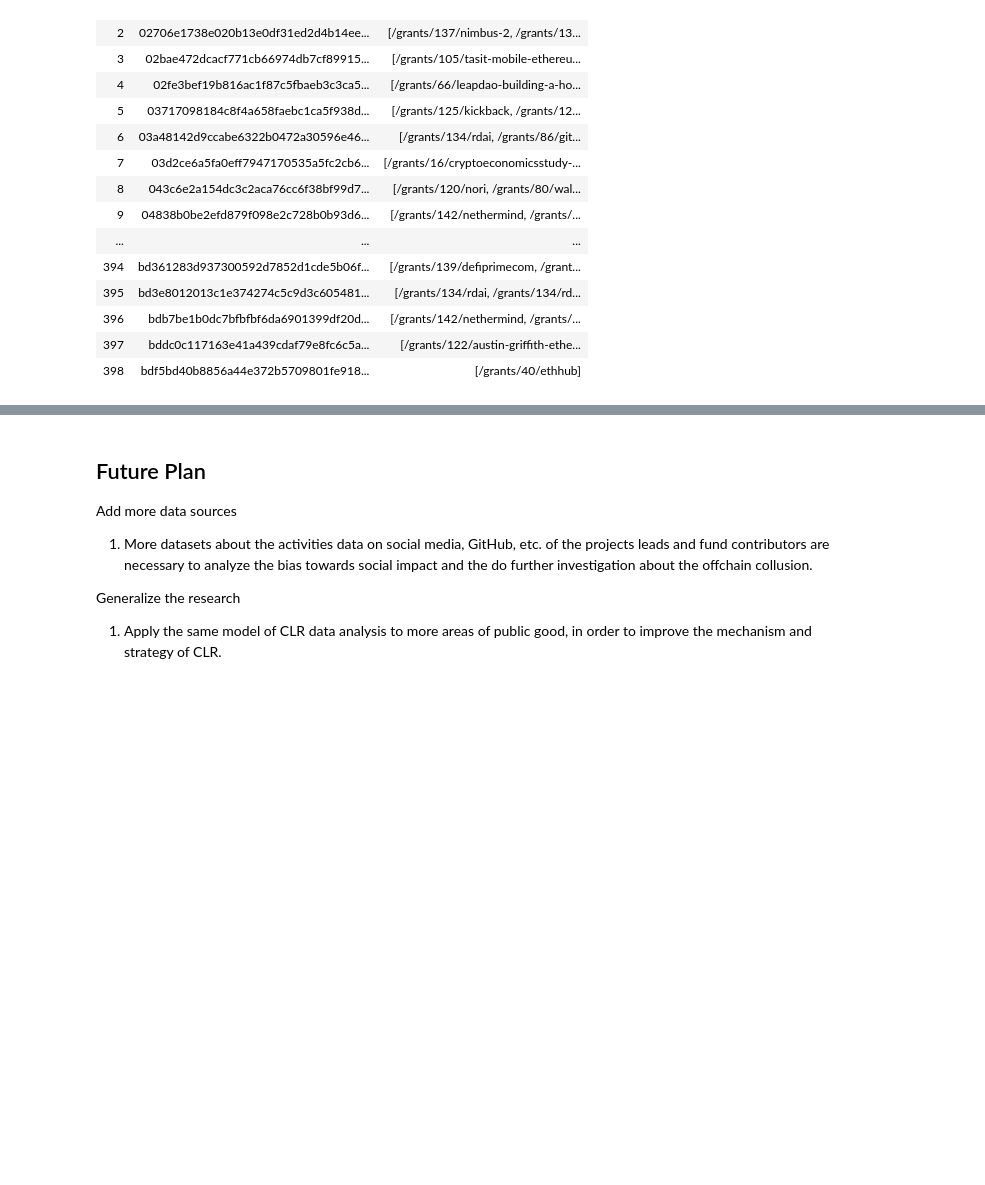
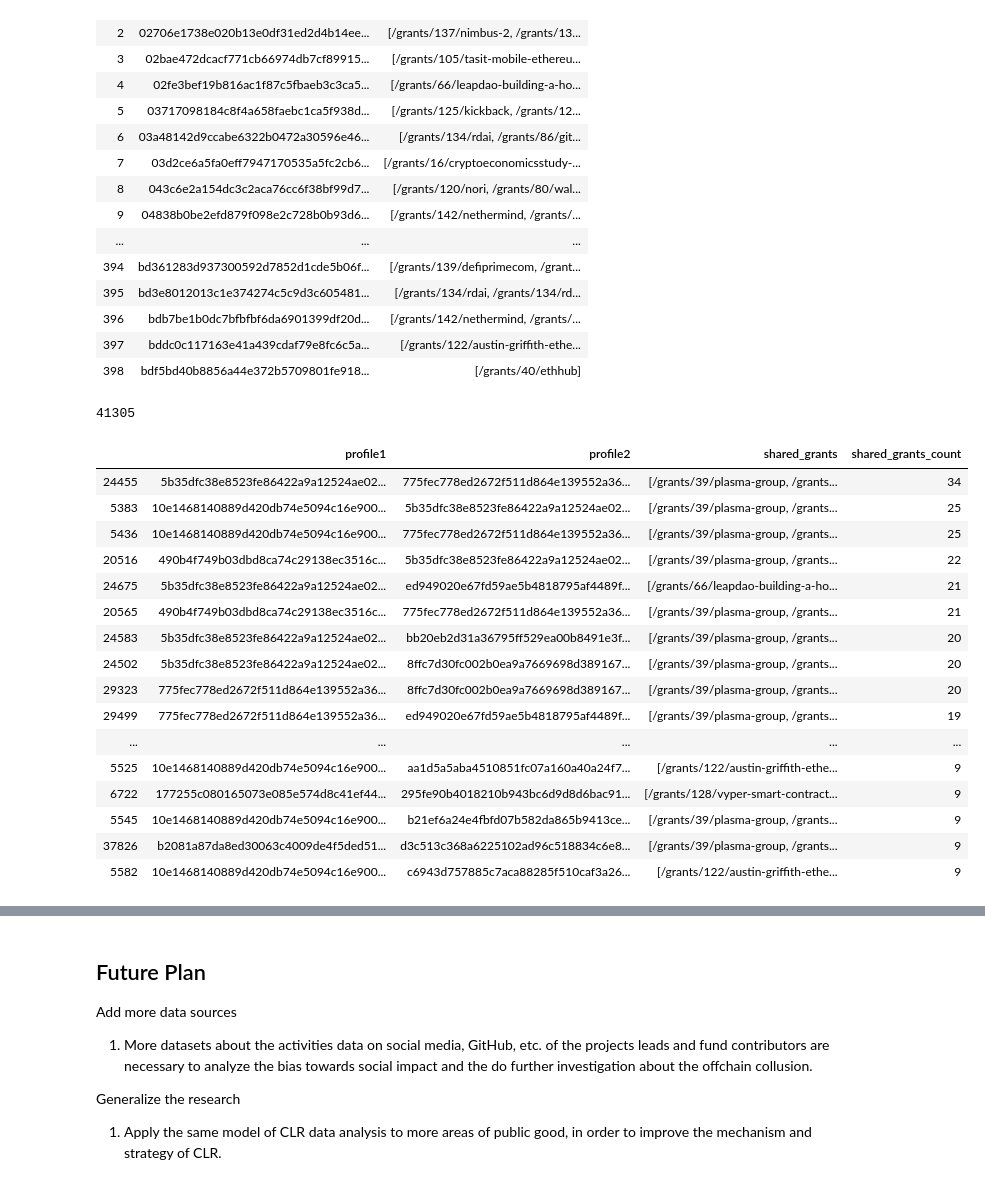
Before and after one commit to think-in-universe/gitcoin-grants-analysis, a Jupyter notebook: analysis.ipynb, the cells around one changed output, grey strips where cells are left out. Cells and saved outputs as stored; diff of their text form; code cells hidden in the pictures; blank space fills up the shorter version.

```diff
--- a/analysis.ipynb
+++ b/analysis.ipynb
@@ -469,6 +471,44 @@ profiles
 | 396 | bdb7be1b0dc7bfbfbf6da6901399df20d... | [/grants/142/nethermind, /grants/... |
 | 397 | bddc0c117163e41a439cdaf79e8fc6c5a... | [/grants/122/austin-griffith-ethe... |
 | 398 | bdf5bd40b8856a44e372b5709801fe918... | [/grants/40/ethhub] |
+# %%
+paired_contributors_list = []
+for index1, row1 in profiles.iterrows():
+    for index2, row2 in profiles.iterrows():
+        if index2 > index1: # avoid duplicate
+            shared_grants = list(set(row1['grants']).intersection(row2['grants']))
+            if len(shared_grants) > 0:
+                paired_contributors_list.append({
+                    "profile1": row1['profile'],
+                    "profile2": row2['profile'],
+                    "shared_grants": shared_grants,
+                    "shared_grants_count": len(shared_grants)
+                })
+paired_contributors = pd.DataFrame(paired_contributors_list)
+paired_contributors = paired_contributors.sort_values("shared_grants_count", ascending=False)
+paired_contributors.shape[0] # number of paired contributors
+# %% [output]
+41305
+# %%
+paired_contributors[:200] # top contributor pairs, ranked by shared_grants_count
+# %% [output]
+|  | profile1 | profile2 | shared_grants | shared_grants_count |
+| 24455 | 5b35dfc38e8523fe86422a9a12524ae02... | 775fec778ed2672f511d864e139552a36... | [/grants/39/plasma-group, /grants... | 34 |
+| 5383 | 10e1468140889d420db74e5094c16e900... | 5b35dfc38e8523fe86422a9a12524ae02... | [/grants/39/plasma-group, /grants... | 25 |
+| 5436 | 10e1468140889d420db74e5094c16e900... | 775fec778ed2672f511d864e139552a36... | [/grants/39/plasma-group, /grants... | 25 |
+| 20516 | 490b4f749b03dbd8ca74c29138ec3516c... | 5b35dfc38e8523fe86422a9a12524ae02... | [/grants/39/plasma-group, /grants... | 22 |
+| 24675 | 5b35dfc38e8523fe86422a9a12524ae02... | ed949020e67fd59ae5b4818795af4489f... | [/grants/66/leapdao-building-a-ho... | 21 |
+| 20565 | 490b4f749b03dbd8ca74c29138ec3516c... | 775fec778ed2672f511d864e139552a36... | [/grants/39/plasma-group, /grants... | 21 |
+| 24583 | 5b35dfc38e8523fe86422a9a12524ae02... | bb20eb2d31a36795ff529ea00b8491e3f... | [/grants/39/plasma-group, /grants... | 20 |
+| 24502 | 5b35dfc38e8523fe86422a9a12524ae02... | 8ffc7d30fc002b0ea9a7669698d389167... | [/grants/39/plasma-group, /grants... | 20 |
+| 29323 | 775fec778ed2672f511d864e139552a36... | 8ffc7d30fc002b0ea9a7669698d389167... | [/grants/39/plasma-group, /grants... | 20 |
+| 29499 | 775fec778ed2672f511d864e139552a36... | ed949020e67fd59ae5b4818795af4489f... | [/grants/39/plasma-group, /grants... | 19 |
+| ... | ... | ... | ... | ... |
+| 5525 | 10e1468140889d420db74e5094c16e900... | aa1d5a5aba4510851fc07a160a40a24f7... | [/grants/122/austin-griffith-ethe... | 9 |
+| 6722 | 177255c080165073e085e574d8c41ef44... | 295fe90b4018210b943bc6d9d8d6bac91... | [/grants/128/vyper-smart-contract... | 9 |
+| 5545 | 10e1468140889d420db74e5094c16e900... | b21ef6a24e4fbfd07b582da865b9413ce... | [/grants/39/plasma-group, /grants... | 9 |
+| 37826 | b2081a87da8ed30063c4009de4f5ded51... | d3c513c368a6225102ad96c518834c6e8... | [/grants/39/plasma-group, /grants... | 9 |
+| 5582 | 10e1468140889d420db74e5094c16e900... | c6943d757885c7aca88285f510caf3a26... | [/grants/122/austin-griffith-ethe... | 9 |
 # %% [markdown]
 ## Summary
 
```
Also changed, not shown: parts of 5 cells of this notebook, 1 other file.
